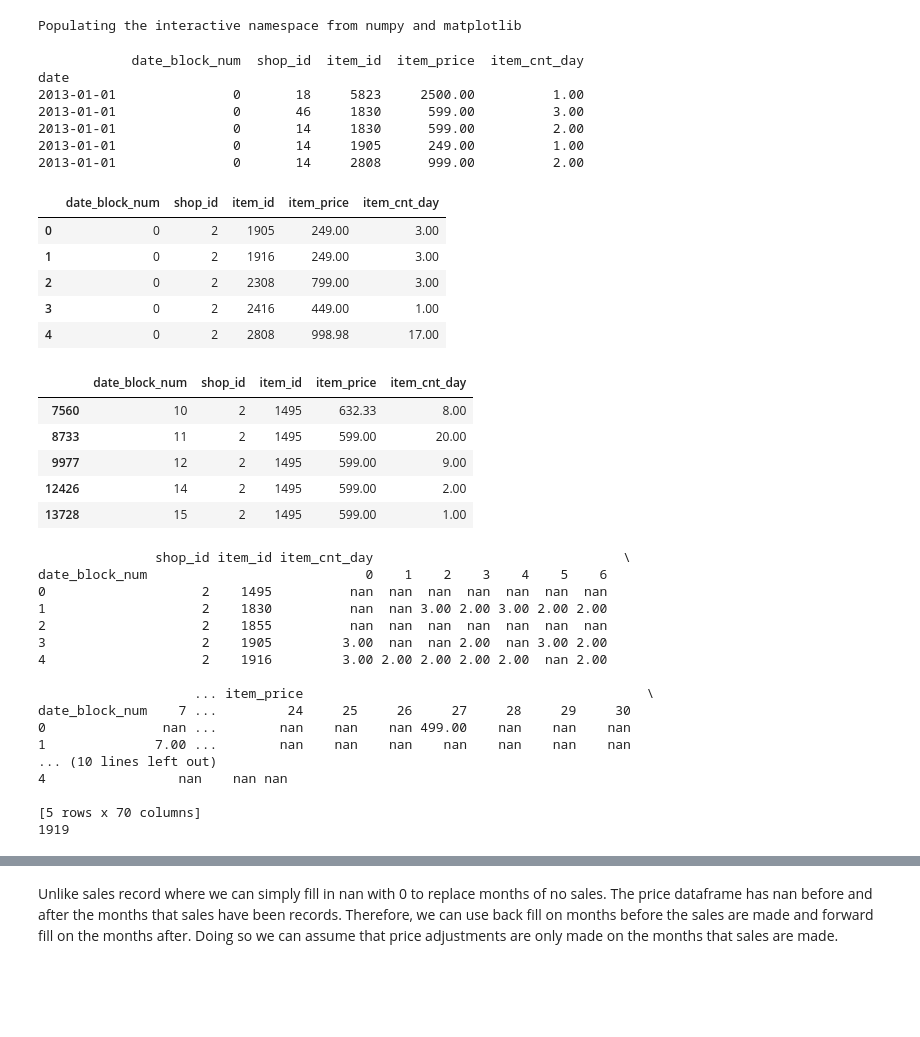
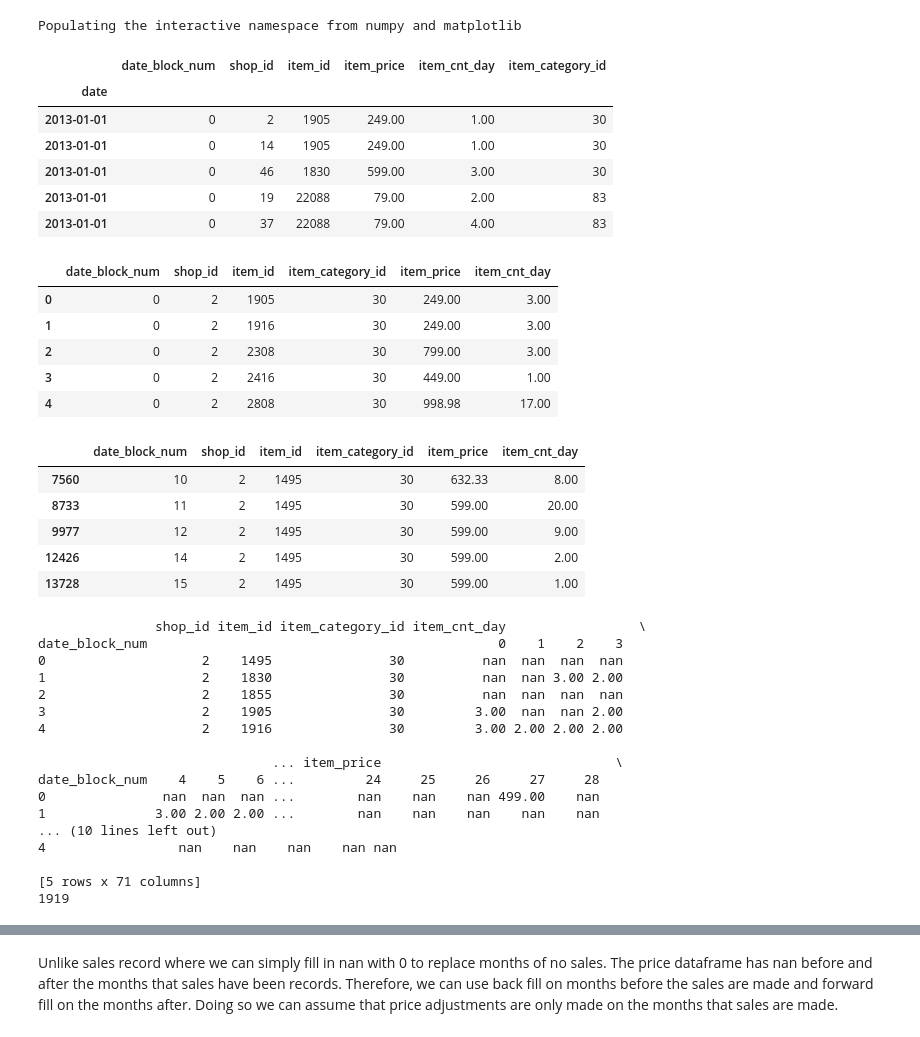
Before and after one commit to chhchang/Predicting-Future-Sales, a Jupyter notebook: Random Forests & Gradient Boosting Models.ipynb, the cells around one changed output, grey strips where cells are left out. Drawn from its saved outputs; the diff is of its cells as text; code cells hidden in the pictures; blank space fills up the shorter version.

```diff
--- a/Random Forests & Gradient Boosting Models.ipynb
+++ b/Random Forests & Gradient Boosting Models.ipynb
@@ -17,65 +17,65 @@ Populating the interactive namespace from numpy and matplotlib
 # %%
 # Load data set
 df = pickle.load(open('df.pkl','rb'))
-print(df.head())
+df.head()
 # %% [output]
-            date_block_num  shop_id  item_id  item_price  item_cnt_day
-date
-2013-01-01               0       18     5823     2500.00          1.00
-2013-01-01               0       46     1830      599.00          3.00
-2013-01-01               0       14     1830      599.00          2.00
-2013-01-01               0       14     1905      249.00          1.00
-2013-01-01               0       14     2808      999.00          2.00
+|  | date_block_num | shop_id | item_id | item_price | item_cnt_day | item_category_id |
+| date |  |  |  |  |  |  |
+| 2013-01-01 | 0 | 2 | 1905 | 249.00 | 1.00 | 30 |
+| 2013-01-01 | 0 | 14 | 1905 | 249.00 | 1.00 | 30 |
+| 2013-01-01 | 0 | 46 | 1830 | 599.00 | 3.00 | 30 |
+| 2013-01-01 | 0 | 19 | 22088 | 79.00 | 2.00 | 83 |
+| 2013-01-01 | 0 | 37 | 22088 | 79.00 | 4.00 | 83 |
 # %%
 # Transform data into total sale per month of each store-item pair and their average price
 aggregation = {'item_price':'mean',
                'item_cnt_day':'sum'}
 
-train_model = df.groupby(['date_block_num','shop_id','item_id']).agg(aggregation)
+train_model = df.groupby(['date_block_num','shop_id','item_id','item_category_id']).agg(aggregation)
 train_model = train_model.reset_index()
 train_model.head()
 # %% [output]
-|  | date_block_num | shop_id | item_id | item_price | item_cnt_day |
-| 0 | 0 | 2 | 1905 | 249.00 | 3.00 |
-| 1 | 0 | 2 | 1916 | 249.00 | 3.00 |
-| 2 | 0 | 2 | 2308 | 799.00 | 3.00 |
-| 3 | 0 | 2 | 2416 | 449.00 | 1.00 |
-| 4 | 0 | 2 | 2808 | 998.98 | 17.00 |
+|  | date_block_num | shop_id | item_id | item_category_id | item_price | item_cnt_day |
+| 0 | 0 | 2 | 1905 | 30 | 249.00 | 3.00 |
+| 1 | 0 | 2 | 1916 | 30 | 249.00 | 3.00 |
+| 2 | 0 | 2 | 2308 | 30 | 799.00 | 3.00 |
+| 3 | 0 | 2 | 2416 | 30 | 449.00 | 1.00 |
+| 4 | 0 | 2 | 2808 | 30 | 998.98 | 17.00 |
 # %%
 # Sort dataframe
 train_model.sort_values(['item_id','shop_id','date_block_num']).head()
 # %% [output]
-|  | date_block_num | shop_id | item_id | item_price | item_cnt_day |
-| 7560 | 10 | 2 | 1495 | 632.33 | 8.00 |
-| 8733 | 11 | 2 | 1495 | 599.00 | 20.00 |
-| 9977 | 12 | 2 | 1495 | 599.00 | 9.00 |
-| 12426 | 14 | 2 | 1495 | 599.00 | 2.00 |
-| 13728 | 15 | 2 | 1495 | 599.00 | 1.00 |
+|  | date_block_num | shop_id | item_id | item_category_id | item_price | item_cnt_day |
+| 7560 | 10 | 2 | 1495 | 30 | 632.33 | 8.00 |
+| 8733 | 11 | 2 | 1495 | 30 | 599.00 | 20.00 |
+| 9977 | 12 | 2 | 1495 | 30 | 599.00 | 9.00 |
+| 12426 | 14 | 2 | 1495 | 30 | 599.00 | 2.00 |
+| 13728 | 15 | 2 | 1495 | 30 | 599.00 | 1.00 |
 # %%
 # Pivot the table into item sales and item price columns by month
-df_pivot = pd.pivot_table(data=pd.DataFrame(train_model),index=['shop_id','item_id'],
+df_pivot = pd.pivot_table(data=pd.DataFrame(train_model),index=['shop_id','item_id','item_category_id'],
                            columns=['date_block_num'], values=['item_cnt_day','item_price'])
 df_pivot = df_pivot.reset_index()
 
 print(df_pivot.head())
 print(len(df_pivot))
 # %% [output]
-               shop_id item_id item_cnt_day                                \
-date_block_num                            0    1    2    3    4    5    6
-0                    2    1495          nan  nan  nan  nan  nan  nan  nan
-1                    2    1830          nan  nan 3.00 2.00 3.00 2.00 2.00
-2                    2    1855          nan  nan  nan  nan  nan  nan  nan
-3                    2    1905         3.00  nan  nan 2.00  nan 3.00 2.00
-4                    2    1916         3.00 2.00 2.00 2.00 2.00  nan 2.00
+               shop_id item_id item_category_id item_cnt_day                 \
+date_block_num                                             0    1    2    3
+0                    2    1495               30          nan  nan  nan  nan
+1                    2    1830               30          nan  nan 3.00 2.00
+2                    2    1855               30          nan  nan  nan  nan
+3                    2    1905               30         3.00  nan  nan 2.00
+4                    2    1916               30         3.00 2.00 2.00 2.00
 
-                    ... item_price                                            \
-date_block_num    7 ...         24     25     26     27     28     29     30
-0               nan ...        nan    nan    nan 499.00    nan    nan    nan
-1              7.00 ...        nan    nan    nan    nan    nan    nan    nan
+                              ... item_price                              \
+date_block_num    4    5    6 ...         24     25     26     27     28
+0               nan  nan  nan ...        nan    nan    nan 499.00    nan
+1              3.00 2.00 2.00 ...        nan    nan    nan    nan    nan
 ... (10 lines left out)
-4                 nan    nan nan
+4                 nan    nan    nan    nan nan
 
-[5 rows x 70 columns]
+[5 rows x 71 columns]
 1919
 # %%
 df_pivot.info()
```
Also changed, not shown: parts of 68 cells of this notebook.
